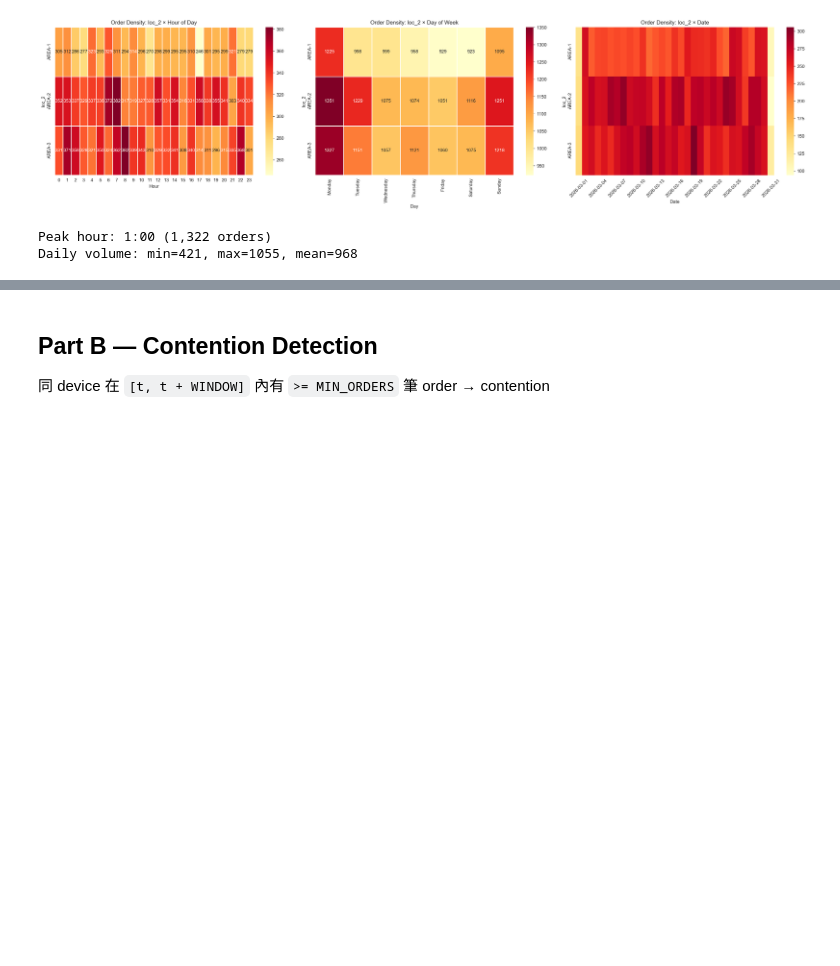
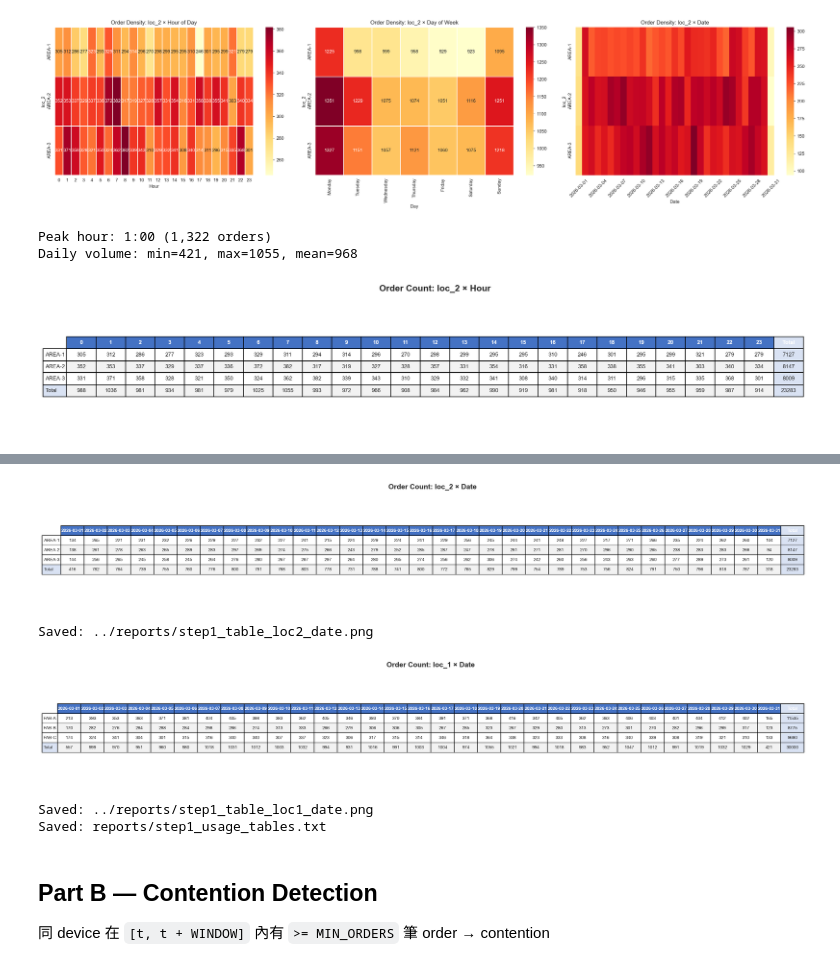
Before and after one commit to yschiang/perf-profiling, a Jupyter notebook: notebooks/step1_eda_contention.ipynb, the cells around one changed output, grey strips where cells are left out. Drawn from its saved outputs; the diff is of its cells as text; code cells hidden in the pictures; blank space fills up the shorter version.

Commit message:
Step 1: render crosstab tables as PNG images (loc×hour, loc×date)

```diff
--- a/notebooks/step1_eda_contention.ipynb
+++ b/notebooks/step1_eda_contention.ipynb
@@ -217,39 +217,86 @@ Peak hour: 1:00 (1,322 orders)
 Daily volume: min=421, max=1055, mean=968
 # %%
 # Crosstab tables (比 heatmap 更清楚)
-print("=== Order Count: loc_2 × Date ===")
+
+# Build tables
 loc2_date_table = df.dropna(subset=['loc_2']).groupby(['loc_2', 'date']).size().unstack(fill_value=0)
 loc2_date_table['Total'] = loc2_date_table.sum(axis=1)
-# Add daily total row
 daily_total = loc2_date_table.sum(axis=0)
 daily_total.name = 'Total'
 loc2_date_table = pd.concat([loc2_date_table, daily_total.to_frame().T])
-print(loc2_date_table.to_string())
 
-print("\n=== Order Count: loc_2 × Hour ===")
 loc2_hour_table = df.dropna(subset=['loc_2']).groupby(['loc_2', 'hour']).size().unstack(fill_value=0)
 loc2_hour_table['Total'] = loc2_hour_table.sum(axis=1)
 hourly_total = loc2_hour_table.sum(axis=0)
 hourly_total.name = 'Total'
 loc2_hour_table = pd.concat([loc2_hour_table, hourly_total.to_frame().T])
-print(loc2_hour_table.to_string())
 
-print("\n=== Order Count: loc_1 × Date (daily) ===")
 loc1_date_table = df.groupby(['loc_1', 'date']).size().unstack(fill_value=0)
 loc1_date_table['Total'] = loc1_date_table.sum(axis=1)
 daily_total_1 = loc1_date_table.sum(axis=0)
 daily_total_1.name = 'Total'
 loc1_date_table = pd.concat([loc1_date_table, daily_total_1.to_frame().T])
-print(loc1_date_table.to_string())
 
+# Render as table images
+def table_to_image(table, title, filepath, date_cols=False):
+    col_labels = [str(c).split(' ')[0] if date_cols and c != 'Total' else str(c) for c in table.columns]
+    n_cols = len(col_labels)
+    n_rows = len(table)
 
-# Export to file
+    fig_w = max(8, n_cols * 0.55 + 2)
+    fig_h = max(2, n_rows * 0.45 + 1.5)
+
+    fig, ax = plt.subplots(figsize=(fig_w, fig_h))
+    ax.axis('off')
+    ax.set_title(title, fontsize=13, fontweight='bold', pad=15)
+
+    cell_text = table.values.astype(int).astype(str).tolist()
+    row_labels = [str(r) for r in table.index]
+
+    tbl = ax.table(cellText=cell_text, colLabels=col_labels, rowLabels=row_labels,
+                   cellLoc='center', loc='center')
+    tbl.auto_set_font_size(False)
+    tbl.set_fontsize(8)
+    tbl.scale(1, 1.4)
+
+    # Style: header row
+    for j in range(n_cols):
+        tbl[0, j].set_facecolor('#4472C4')
+        tbl[0, j].set_text_props(color='white', fontweight='bold')
+    # Style: Total column
+    for r in range(n_rows + 1):
+        tbl[r, n_cols - 1].set_facecolor('#D9E2F3')
+    # Style: Total row
+    for j in range(-1, n_cols):
+        tbl[n_rows, j].set_facecolor('#D9E2F3')
+    # Style: alternating row colors
+    for r in range(1, n_rows + 1):
+        for j in range(n_cols):
+            if r % 2 == 0 and j != n_cols - 1:
+                tbl[r, j].set_facecolor('#F2F2F2')
+
+    plt.tight_layout()
+    plt.savefig(filepath, dpi=150, bbox_inches='tight', facecolor='white')
+    plt.show()
+    print(f"Saved: {filepath}")
+
+table_to_image(loc2_hour_table, 'Order Count: loc_2 × Hour',
+               str(REPORTS_DIR / 'step1_table_loc2_hour.png'))
+
+table_to_image(loc2_date_table, 'Order Count: loc_2 × Date',
+               str(REPORTS_DIR / 'step1_table_loc2_date.png'), date_cols=True)
+
+table_to_image(loc1_date_table, 'Order Count: loc_1 × Date',
+               str(REPORTS_DIR / 'step1_table_loc1_date.png'), date_cols=True)
+
+# Also export as text
 with open(str(REPORTS_DIR / 'step1_usage_tables.txt'), 'w') as f:
     f.write("=== Order Count: loc_2 × Date ===\n")
     f.write(loc2_date_table.to_string())
     f.write("\n\n=== Order Count: loc_2 × Hour ===\n")
     f.write(loc2_hour_table.to_string())
     f.write("\n\n=== Order Count: loc_1 × Date ===\n")
     f.write(loc1_date_table.to_string())
 print(f"Saved: reports/step1_usage_tables.txt")
 # %% [output]
+[figure, added]
@@ -273,3 +304,8 @@ Saved: reports/step1_usage_tables.txt
+[figure, added]
+Saved: ../reports/step1_table_loc2_date.png
+[figure, added]
+Saved: ../reports/step1_table_loc1_date.png
+Saved: reports/step1_usage_tables.txt
 # %% [markdown]
 ## Part B — Contention Detection
 
```
Also changed, not shown: parts of 1 cell of this notebook.
